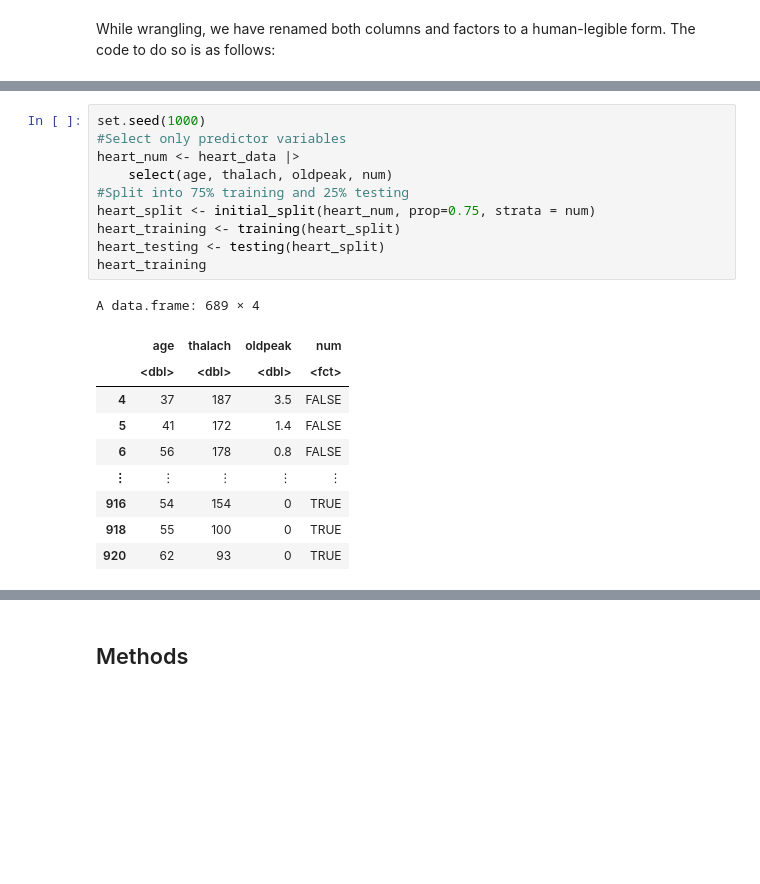
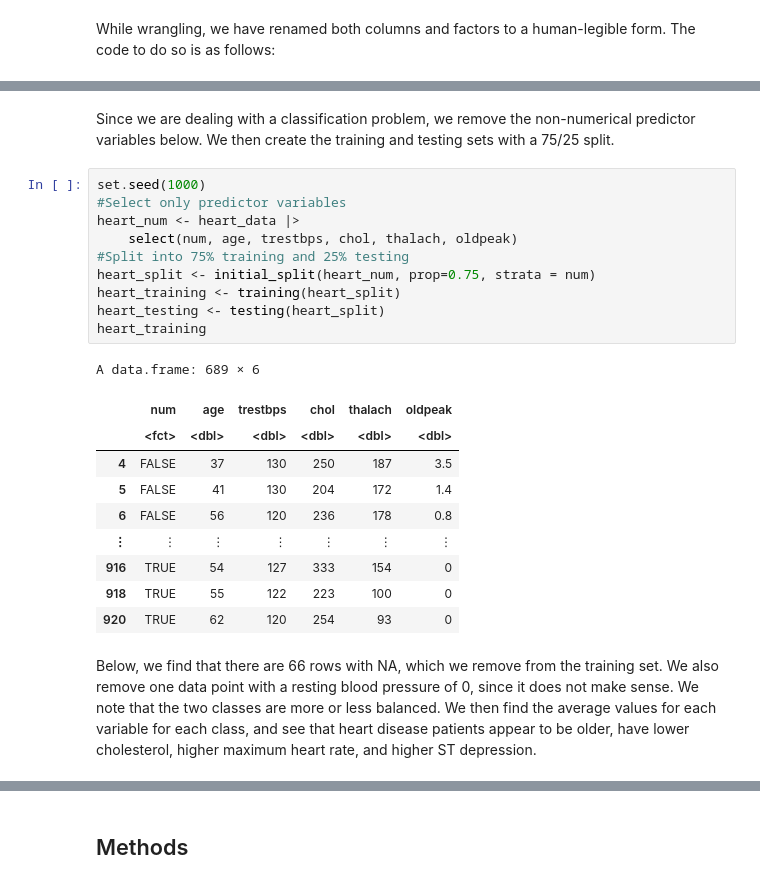
Before and after one commit to EdwardJXLi/DSCI-100-group-project, a Jupyter notebook: HeartDiseasePrediction.ipynb, the cells around one changed output, grey strips where cells are left out. Cells and saved outputs as stored; diff of their text form; blank space fills up the shorter version.

```diff
--- a/HeartDiseasePrediction.ipynb
+++ b/HeartDiseasePrediction.ipynb
@@ -165,25 +149,30 @@ A data.frame: 920 × 15
 | 55 | male | asymptomatic | 122 | 223 | TRUE | ST-T wave abnormality | 100 | FALSE | 0 | NA | NA | ... |
 | 58 | male | asymptomatic | NA | 385 | TRUE | hypertrophy | NA | NA | NA | NA | NA | ... |
 | 62 | male | atypical angina | 120 | 254 | FALSE | hypertrophy | 93 | TRUE | 0 | NA | NA | ... |
+# %% [markdown]
+Since we are dealing with a classification problem, we remove the non-numerical predictor variables below. We then create
+the training and testing sets with a 75/25 split.
 # %%
 set.seed(1000)
 #Select only predictor variables
 heart_num <- heart_data |>
-    select(age, thalach, oldpeak, num)
+    select(num, age, trestbps, chol, thalach, oldpeak)
 #Split into 75% training and 25% testing
 heart_split <- initial_split(heart_num, prop=0.75, strata = num)
 heart_training <- training(heart_split)
 heart_testing <- testing(heart_split)
 heart_training
 # %% [output]
-A data.frame: 689 × 4
+A data.frame: 689 × 6
-|  | age | thalach | oldpeak | num |
-|  | <dbl> | <dbl> | <dbl> | <fct> |
-| 4 | 37 | 187 | 3.5 | FALSE |
-| 5 | 41 | 172 | 1.4 | FALSE |
-| 6 | 56 | 178 | 0.8 | FALSE |
-| ⋮ | ⋮ | ⋮ | ⋮ | ⋮ |
-| 916 | 54 | 154 | 0 | TRUE |
-| 918 | 55 | 100 | 0 | TRUE |
-| 920 | 62 | 93 | 0 | TRUE |
+|  | num | age | trestbps | chol | thalach | oldpeak |
+|  | <fct> | <dbl> | <dbl> | <dbl> | <dbl> | <dbl> |
+| 4 | FALSE | 37 | 130 | 250 | 187 | 3.5 |
+| 5 | FALSE | 41 | 130 | 204 | 172 | 1.4 |
+| 6 | FALSE | 56 | 120 | 236 | 178 | 0.8 |
+| ⋮ | ⋮ | ⋮ | ⋮ | ⋮ | ⋮ | ⋮ |
+| 916 | TRUE | 54 | 127 | 333 | 154 | 0 |
+| 918 | TRUE | 55 | 122 | 223 | 100 | 0 |
+| 920 | TRUE | 62 | 120 | 254 | 93 | 0 |
+# %% [markdown]
+Below, we find that there are 66 rows with NA, which we remove from the training set. We also remove one data point with a resting blood pressure of 0, since it does not make sense. We note that the two classes are more or less balanced. We then find the average values for each variable for each class, and see that heart disease patients appear to be older, have lower cholesterol, higher maximum heart rate, and higher ST depression.
 # %%
```
Also changed, not shown: parts of 10 cells of this notebook.
